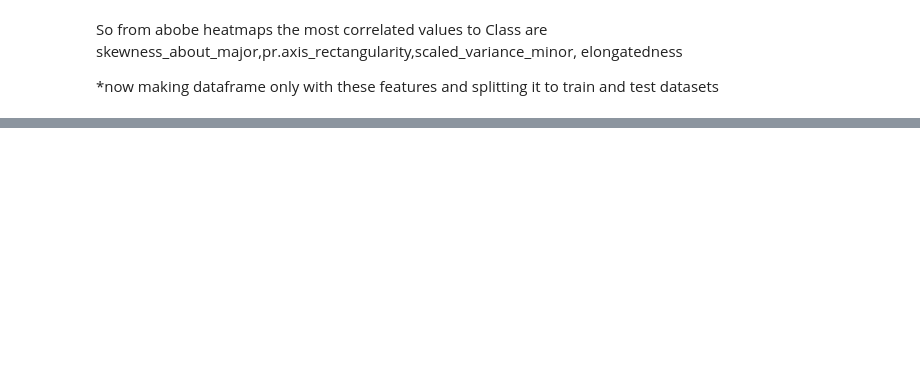
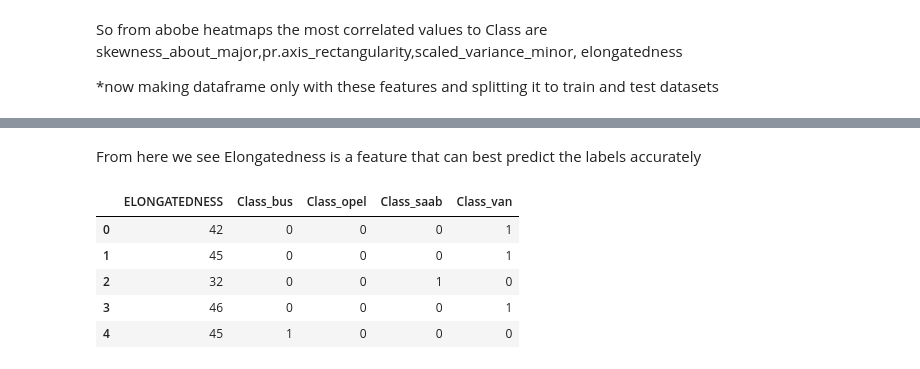
Before and after one commit to mozilla/PRESC, a Jupyter notebook: dev/silvererudite_task2/PRESC_startuptask.ipynb, the cells around one changed output, grey strips where cells are left out. Saved outputs shown, nothing was run; the diff lists cells and outputs as text; code cells hidden in the pictures; blank space fills up the shorter version.

```diff
--- a/dev/silvererudite_task2/PRESC_startuptask.ipynb
+++ b/dev/silvererudite_task2/PRESC_startuptask.ipynb
@@ -121,0 +201,15 @@ KeyError: ignored
+# %% [markdown]
+From here we see Elongatedness is a feature that can best predict the labels accurately
+# %%
+df2=dataset.drop(['PR.AXIS_RECTANGULARITY','SCALED_VARIANCE_MINOR','SKEWNESS_ABOUT_MAJOR'], axis=1)
+
+#df2.insert(5,"Class","0")
+#df2['Class']=dummy_df['Class']
+df2.head()
+# %% [output]
+|  | ELONGATEDNESS | Class_bus | Class_opel | Class_saab | Class_van |
+| 0 | 42 | 0 | 0 | 0 | 1 |
+| 1 | 45 | 0 | 0 | 0 | 1 |
+| 2 | 32 | 0 | 0 | 1 | 0 |
+| 3 | 46 | 0 | 0 | 0 | 1 |
+| 4 | 45 | 1 | 0 | 0 | 0 |
```
Also changed, not shown: parts of 12 cells of this notebook.
